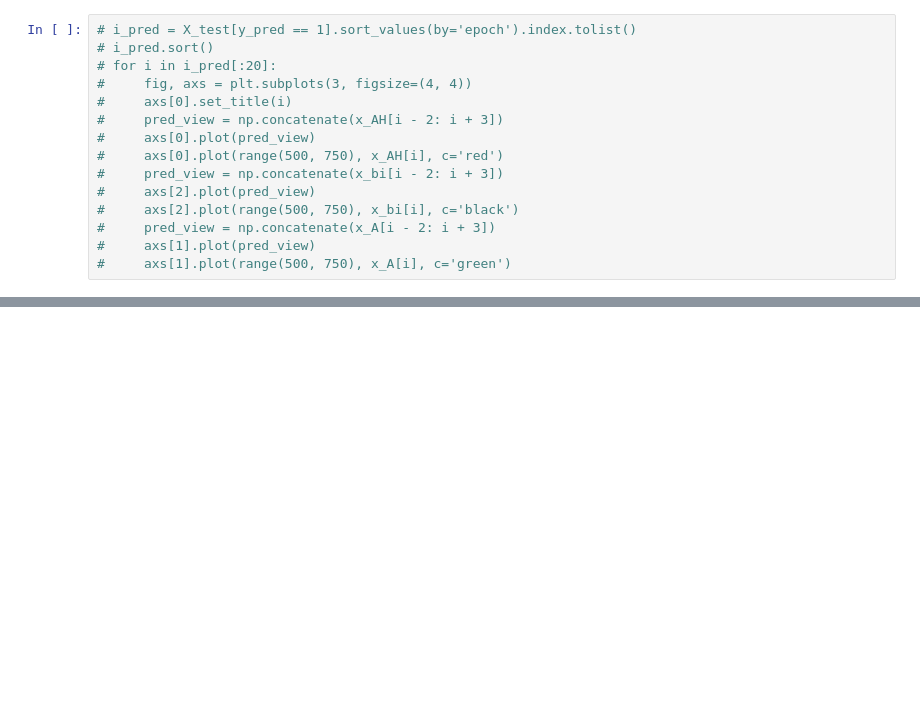
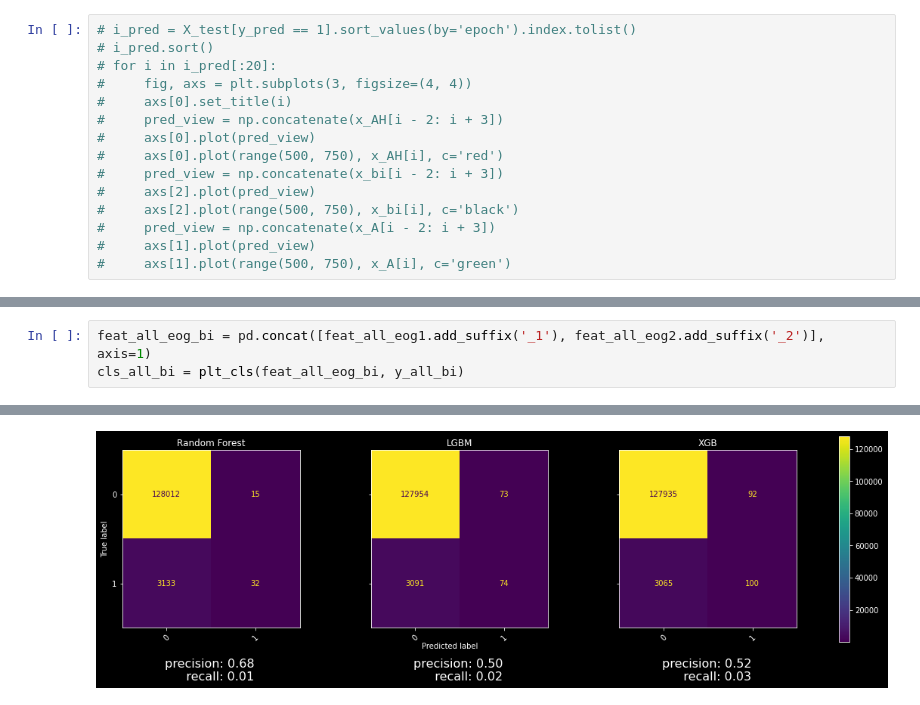
Before and after one commit to The1per/spikes_notebooks, a Jupyter notebook: scalp_model.ipynb, the cells around one changed output, grey strips where cells are left out. Drawn from its saved outputs; the diff is of its cells as text; blank space fills up the shorter version.

```diff
--- a/scalp_model.ipynb
+++ b/scalp_model.ipynb
@@ -799,0 +506,4 @@ plt.show()
+# %%
+feat_all_eog_bi = pd.concat([feat_all_eog1.add_suffix('_1'), feat_all_eog2.add_suffix('_2')], axis=1)
+cls_all_bi = plt_cls(feat_all_eog_bi, y_all_bi)
+# %% [output]
@@ -799,0 +511 @@ plt.show()
+[figure, added]
```
Also changed, not shown: parts of 34 cells of this notebook.
